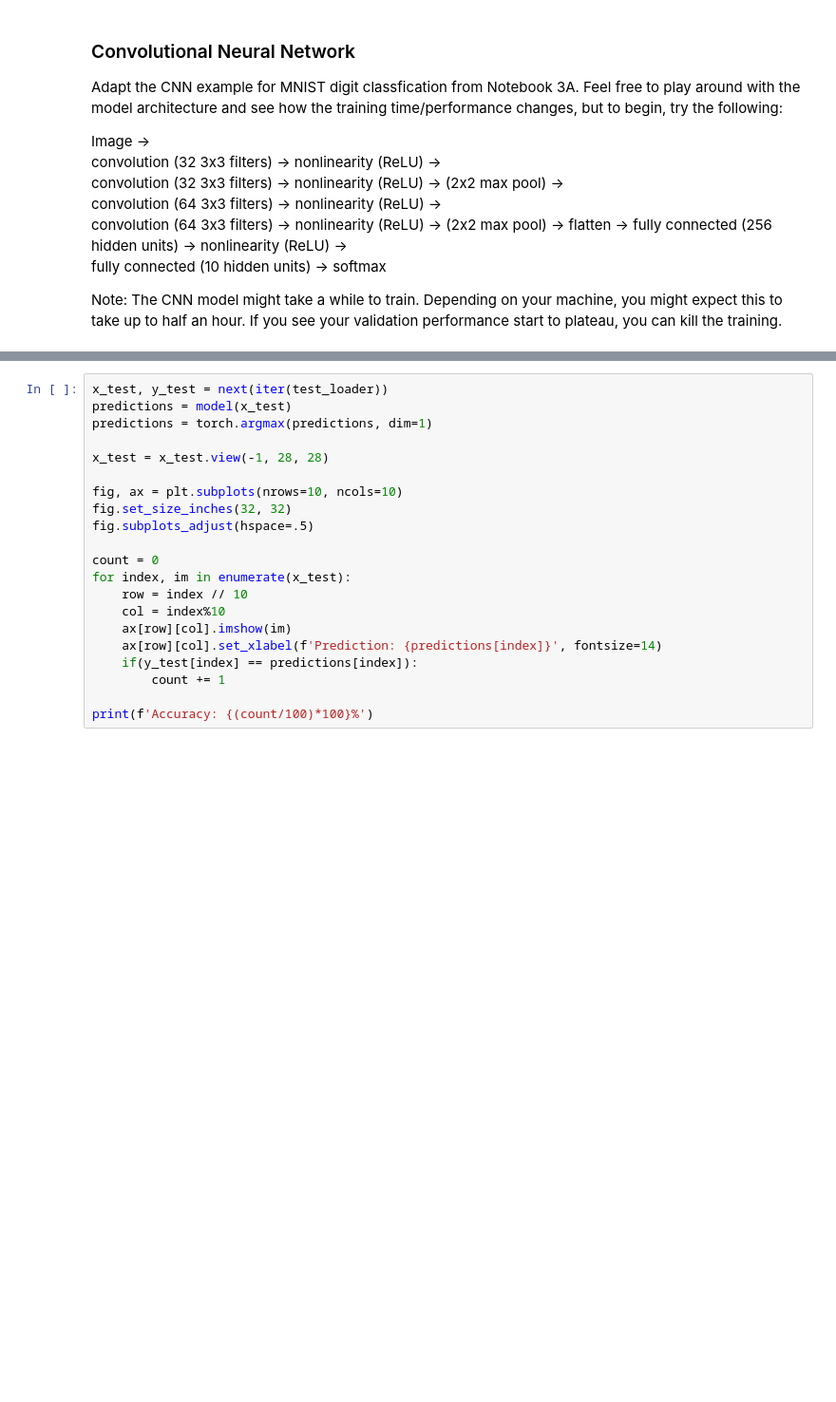
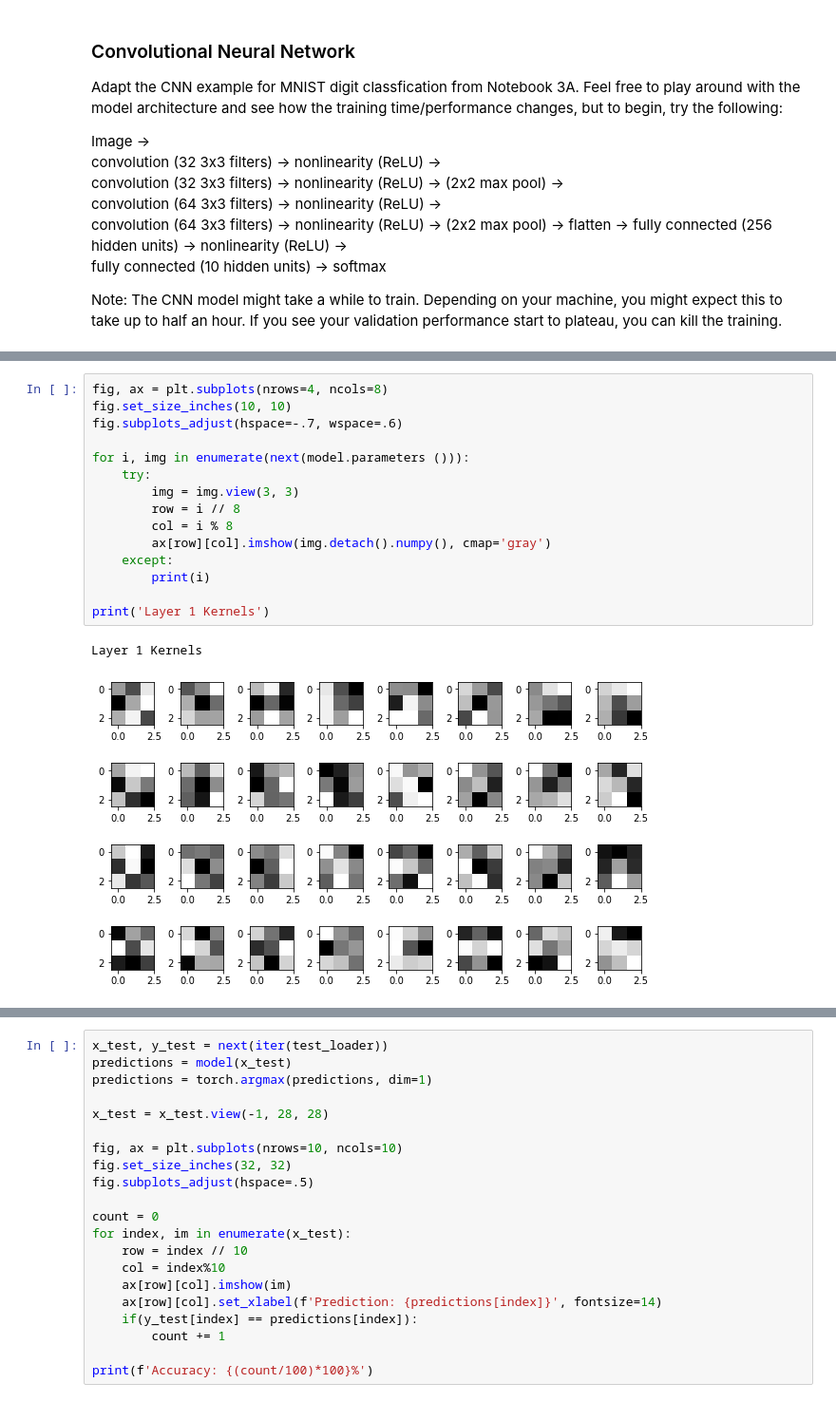
Before and after one commit to baolong281/coursera-intro-to-machine-learning-duke-university, a Jupyter notebook: Week 3/3B_Convolutional_Neural_Networks_Assignment.ipynb, the cells around one changed output, grey strips where cells are left out. Shown: that part at 95% size. Drawn from its saved outputs; the diff is of its cells as text; blank space fills up the shorter version.

```diff
--- a/Week 3/3B_Convolutional_Neural_Networks_Assignment.ipynb
+++ b/Week 3/3B_Convolutional_Neural_Networks_Assignment.ipynb
@@ -88,0 +97,18 @@ torch.save(model.state_dict(), 'model.pt')
+# %%
+fig, ax = plt.subplots(nrows=4, ncols=8)
+fig.set_size_inches(10, 10)
+fig.subplots_adjust(hspace=-.7, wspace=.6)
+
+for i, img in enumerate(next(model.parameters ())):
+	try:
+		img = img.view(3, 3)
+		row = i // 8
+		col = i % 8
+		ax[row][col].imshow(img.detach().numpy(), cmap='gray')
+	except:
+		print(i)
+
+print('Layer 1 Kernels')
+# %% [output]
+Layer 1 Kernels
+[figure, added]
```
Also changed, not shown: parts of 8 cells of this notebook.
